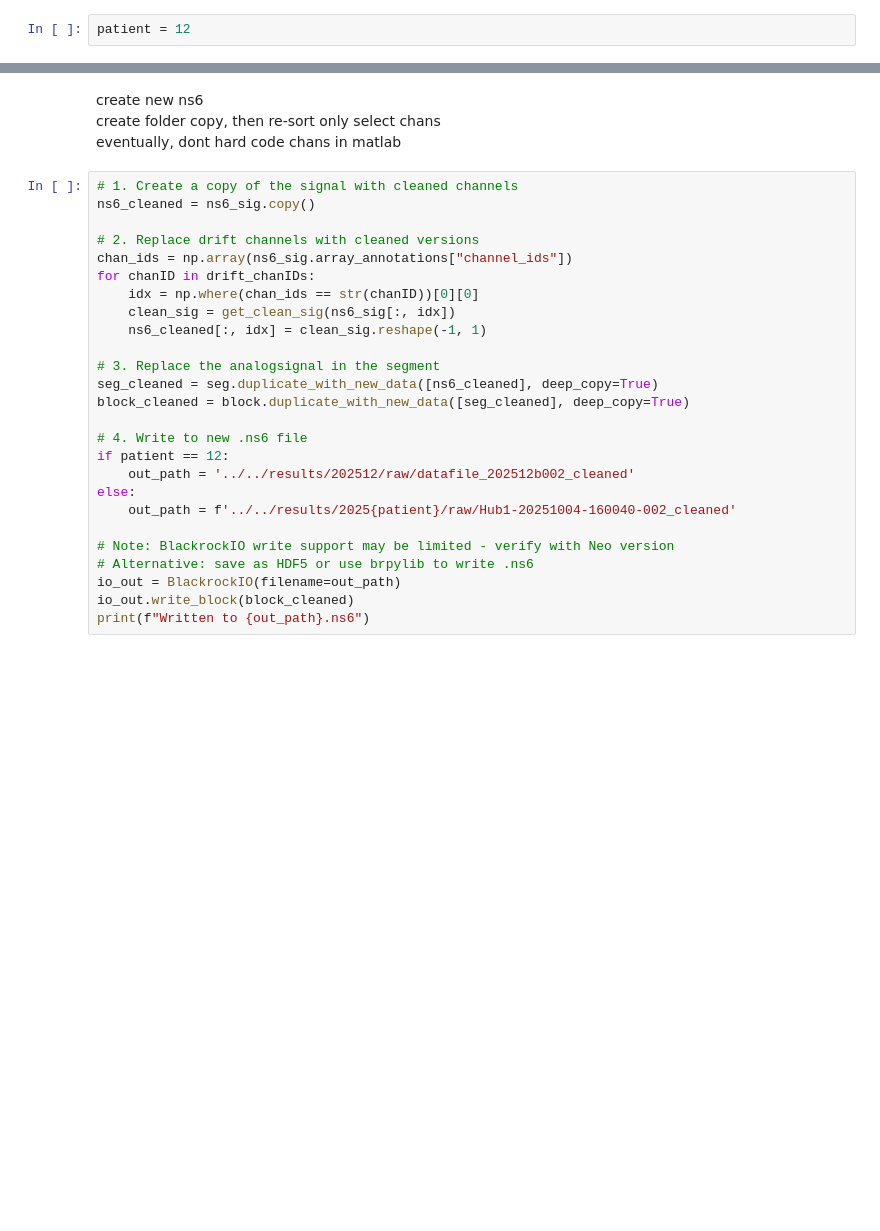
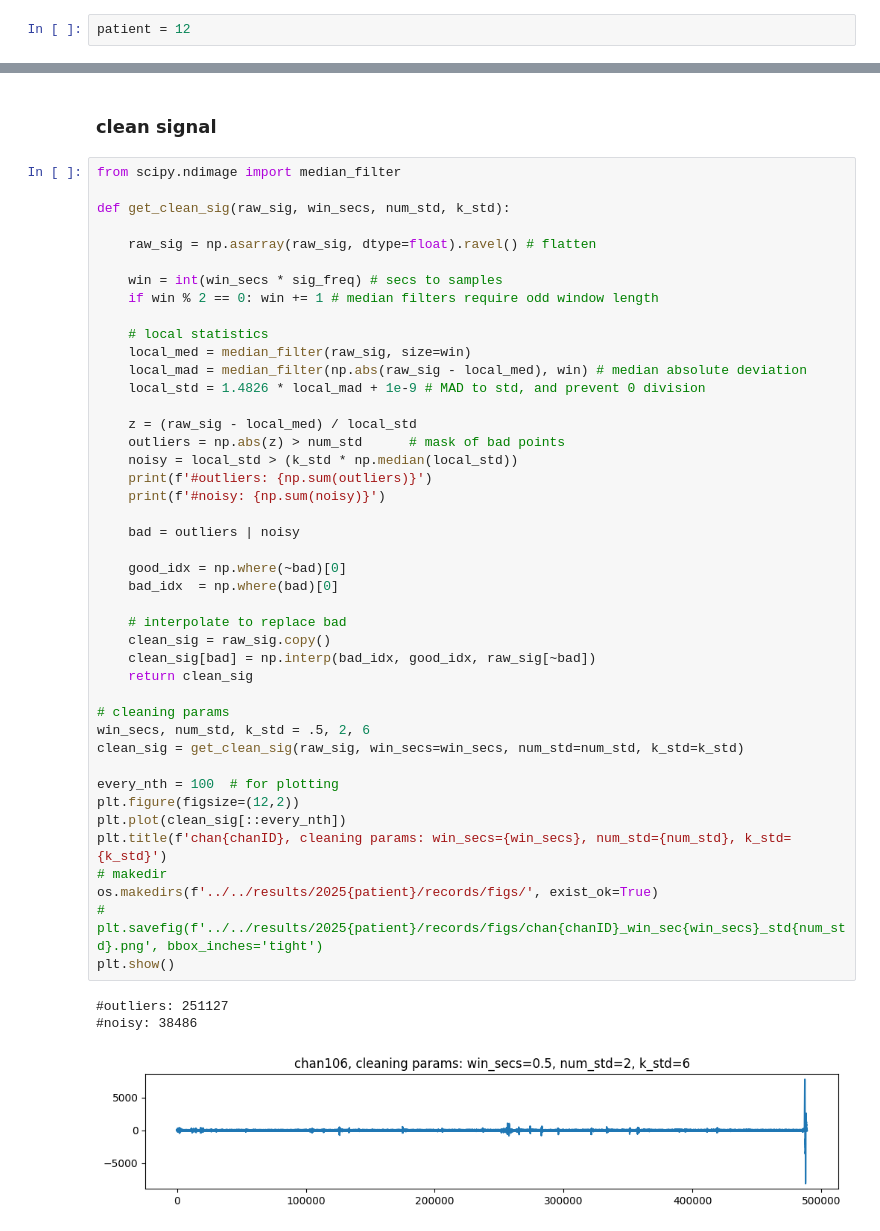
Before and after one commit to siyer7/asymmetry_design, a Jupyter notebook: code/python/neur_clean_artifact.ipynb, the cells around one changed output, grey strips where cells are left out. Saved outputs shown, nothing was run; the diff lists cells and outputs as text; blank space fills up the shorter version.

```diff
--- a/code/python/neur_clean_artifact.ipynb
+++ b/code/python/neur_clean_artifact.ipynb
@@ -280,30 +141,49 @@ ValueError: x and y must have same first dimension, but have shapes (48890791,)
-# %% [markdown]
-create new ns6
-create folder copy, then re-sort only select chans
-eventually, dont hard code chans in matlab
-# %%
-# 1. Create a copy of the signal with cleaned channels
-ns6_cleaned = ns6_sig.copy()
-
-# 2. Replace drift channels with cleaned versions
-chan_ids = np.array(ns6_sig.array_annotations["channel_ids"])
-for chanID in drift_chanIDs:
-    idx = np.where(chan_ids == str(chanID))[0][0]
-    clean_sig = get_clean_sig(ns6_sig[:, idx])
-    ns6_cleaned[:, idx] = clean_sig.reshape(-1, 1)
-
-# 3. Replace the analogsignal in the segment
-seg_cleaned = seg.duplicate_with_new_data([ns6_cleaned], deep_copy=True)
-block_cleaned = block.duplicate_with_new_data([seg_cleaned], deep_copy=True)
-
-# 4. Write to new .ns6 file
-if patient == 12:
-    out_path = '../../results/202512/raw/datafile_202512b002_cleaned'
-else:
-    out_path = f'../../results/2025{patient}/raw/Hub1-20251004-160040-002_cleaned'
-
-# Note: BlackrockIO write support may be limited - verify with Neo version
-# Alternative: save as HDF5 or use brpylib to write .ns6
-io_out = BlackrockIO(filename=out_path)
-io_out.write_block(block_cleaned)
-print(f"Written to {out_path}.ns6")
+# %% [markdown]
+### clean signal
+# %%
+from scipy.ndimage import median_filter
+
+def get_clean_sig(raw_sig, win_secs, num_std, k_std):
+
+    raw_sig = np.asarray(raw_sig, dtype=float).ravel() # flatten
+
+    win = int(win_secs * sig_freq) # secs to samples
+    if win % 2 == 0: win += 1 # median filters require odd window length
+
+    # local statistics
+    local_med = median_filter(raw_sig, size=win)
+    local_mad = median_filter(np.abs(raw_sig - local_med), win) # median absolute deviation
+    local_std = 1.4826 * local_mad + 1e-9 # MAD to std, and prevent 0 division
+
+    z = (raw_sig - local_med) / local_std
+    outliers = np.abs(z) > num_std      # mask of bad points
+    noisy = local_std > (k_std * np.median(local_std))
+    print(f'#outliers: {np.sum(outliers)}')
+    print(f'#noisy: {np.sum(noisy)}')
+
+    bad = outliers | noisy
+
+    good_idx = np.where(~bad)[0]
+    bad_idx  = np.where(bad)[0]
+
+    # interpolate to replace bad
+    clean_sig = raw_sig.copy()
+    clean_sig[bad] = np.interp(bad_idx, good_idx, raw_sig[~bad])
+    return clean_sig
+
+# cleaning params
+win_secs, num_std, k_std = .5, 2, 6
+clean_sig = get_clean_sig(raw_sig, win_secs=win_secs, num_std=num_std, k_std=k_std)
+
+every_nth = 100  # for plotting
+plt.figure(figsize=(12,2))
+plt.plot(clean_sig[::every_nth])
+plt.title(f'chan{chanID}, cleaning params: win_secs={win_secs}, num_std={num_std}, k_std={k_std}')
+# makedir
+os.makedirs(f'../../results/2025{patient}/records/figs/', exist_ok=True)
+# plt.savefig(f'../../results/2025{patient}/records/figs/chan{chanID}_win_sec{win_secs}_std{num_std}.png', bbox_inches='tight')
+plt.show()
+# %% [output]
+#outliers: 251127
+#noisy: 38486
+[figure, added]
```
Also changed, not shown: parts of 25 cells of this notebook, 3 other files.
